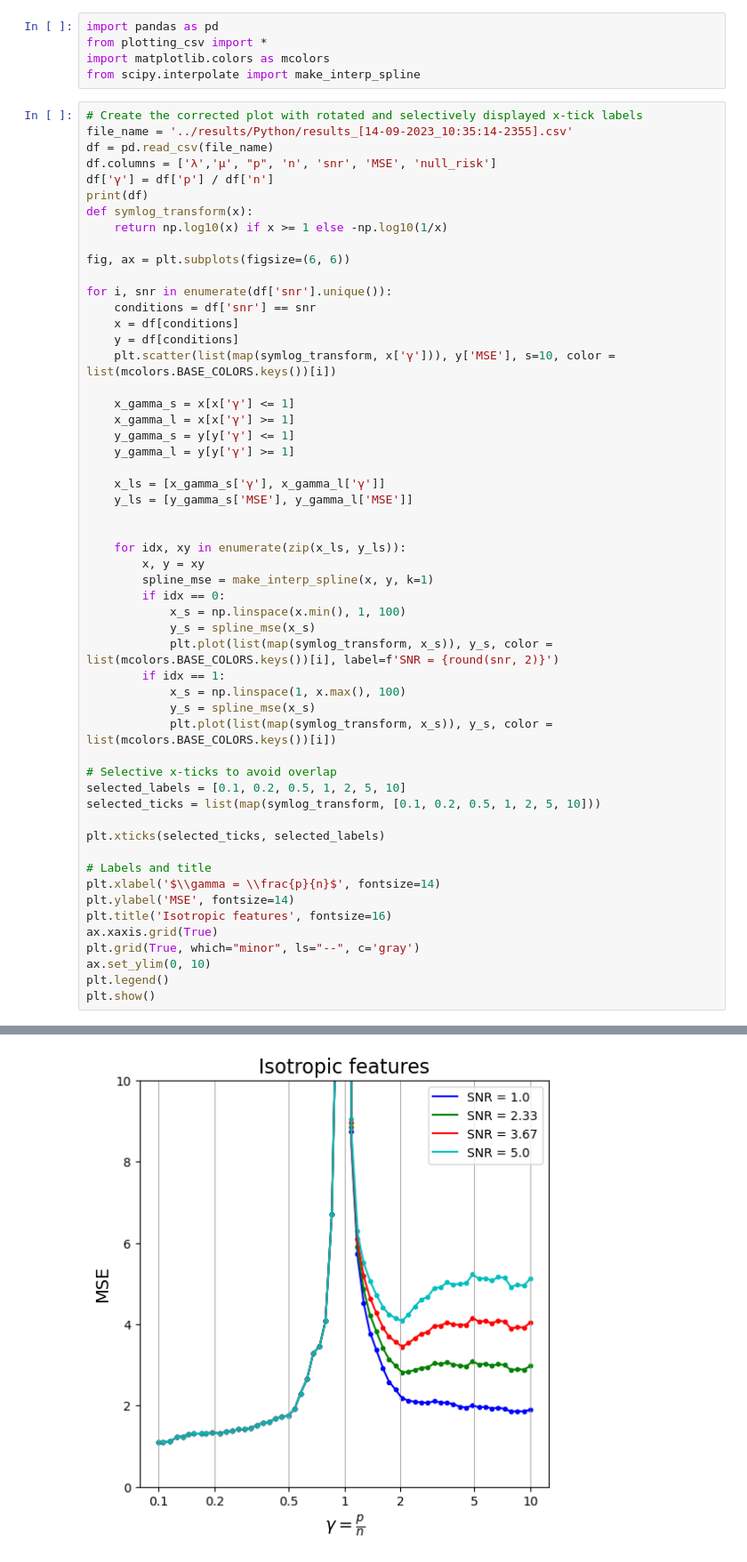
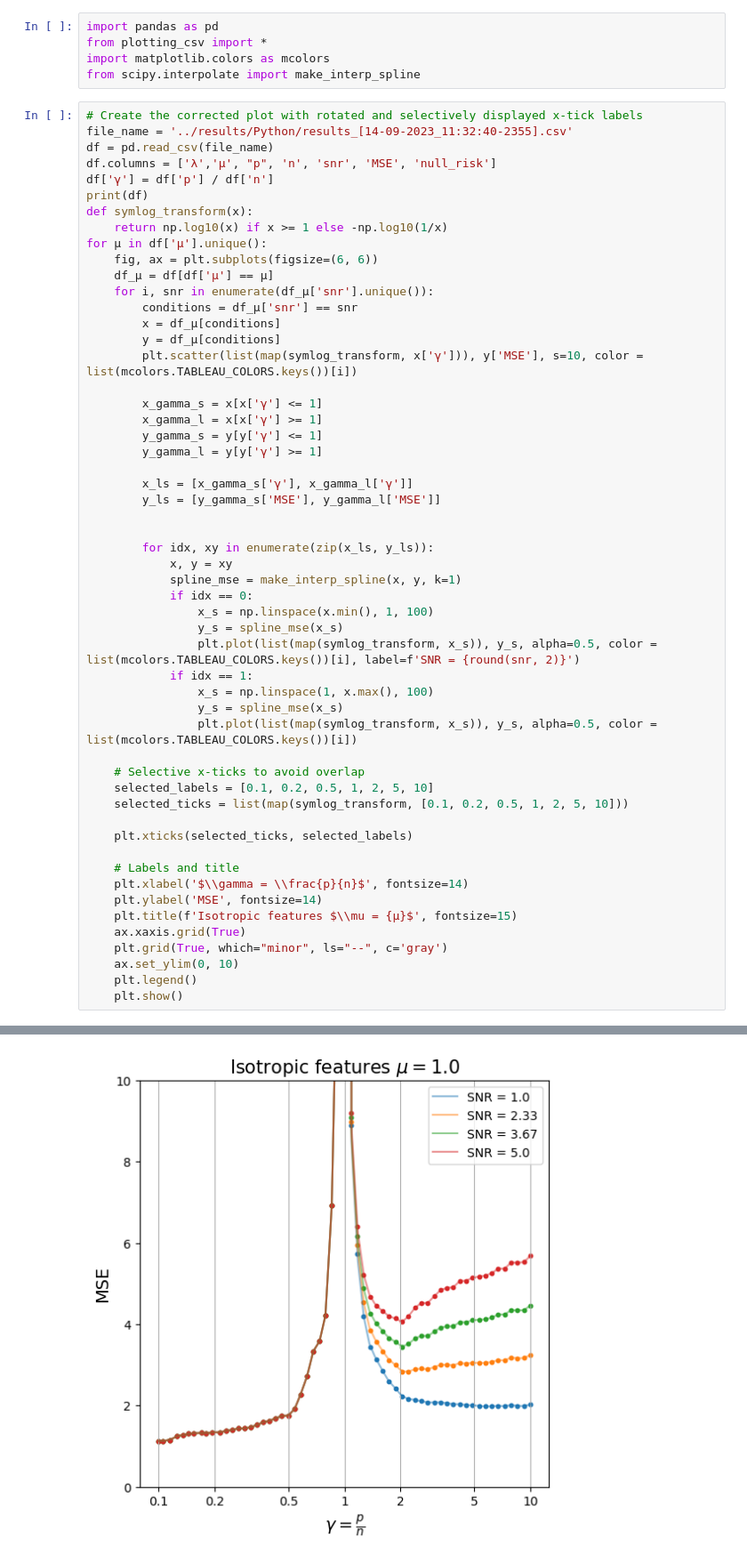
Before and after one commit to HumphreyYang/benign-overfitting, a Jupyter notebook: visualization/Figure1.ipynb, the cells around one changed output, grey strips where cells are left out. Shown at 89% size. Saved outputs shown, nothing was run; the diff lists cells and outputs as text.

```diff
--- a/visualization/Figure1.ipynb
+++ b/visualization/Figure1.ipynb
@@ -5,56 +5,56 @@ import matplotlib.colors as mcolors
 from scipy.interpolate import make_interp_spline
 # %%
 # Create the corrected plot with rotated and selectively displayed x-tick labels
-file_name = '../results/Python/results_[14-09-2023_10:35:14-2355].csv'
+file_name = '../results/Python/results_[14-09-2023_11:32:40-2355].csv'
 df = pd.read_csv(file_name)
 df.columns = ['λ','μ', "p", 'n', 'snr', 'MSE', 'null_risk']
 df['γ'] = df['p'] / df['n']
 print(df)
 def symlog_transform(x):
     return np.log10(x) if x >= 1 else -np.log10(1/x)
+for μ in df['μ'].unique():
+    fig, ax = plt.subplots(figsize=(6, 6))
+    df_μ = df[df['μ'] == μ]
+    for i, snr in enumerate(df_μ['snr'].unique()):
+        conditions = df_μ['snr'] == snr
+        x = df_μ[conditions]
+        y = df_μ[conditions]
+        plt.scatter(list(map(symlog_transform, x['γ'])), y['MSE'], s=10, color = list(mcolors.TABLEAU_COLORS.keys())[i])
 
-fig, ax = plt.subplots(figsize=(6, 6))
+        x_gamma_s = x[x['γ'] <= 1]
+        x_gamma_l = x[x['γ'] >= 1]
+        y_gamma_s = y[y['γ'] <= 1]
+        y_gamma_l = y[y['γ'] >= 1]
 
-for i, snr in enumerate(df['snr'].unique()):
-    conditions = df['snr'] == snr
-    x = df[conditions]
-    y = df[conditions]
-    plt.scatter(list(map(symlog_transform, x['γ'])), y['MSE'], s=10, color = list(mcolors.BASE_COLORS.keys())[i])
-
-    x_gamma_s = x[x['γ'] <= 1]
-    x_gamma_l = x[x['γ'] >= 1]
-    y_gamma_s = y[y['γ'] <= 1]
-    y_gamma_l = y[y['γ'] >= 1]
-
-    x_ls = [x_gamma_s['γ'], x_gamma_l['γ']]
-    y_ls = [y_gamma_s['MSE'], y_gamma_l['MSE']]
+        x_ls = [x_gamma_s['γ'], x_gamma_l['γ']]
+        y_ls = [y_gamma_s['MSE'], y_gamma_l['MSE']]
 
 
-    for idx, xy in enumerate(zip(x_ls, y_ls)):
-        x, y = xy
-        spline_mse = make_interp_spline(x, y, k=1)
-        if idx == 0:
-            x_s = np.linspace(x.min(), 1, 100)
-            y_s = spline_mse(x_s)
-            plt.plot(list(map(symlog_transform, x_s)), y_s, color = list(mcolors.BASE_COLORS.keys())[i], label=f'SNR = {round(snr, 2)}')
-        if idx == 1:
-            x_s = np.linspace(1, x.max(), 100)
-            y_s = spline_mse(x_s)
-            plt.plot(list(map(symlog_transform, x_s)), y_s, color = list(mcolors.BASE_COLORS.keys())[i])
+        for idx, xy in enumerate(zip(x_ls, y_ls)):
+            x, y = xy
+            spline_mse = make_interp_spline(x, y, k=1)
+            if idx == 0:
+                x_s = np.linspace(x.min(), 1, 100)
+                y_s = spline_mse(x_s)
+                plt.plot(list(map(symlog_transform, x_s)), y_s, alpha=0.5, color = list(mcolors.TABLEAU_COLORS.keys())[i], label=f'SNR = {round(snr, 2)}')
+            if idx == 1:
+                x_s = np.linspace(1, x.max(), 100)
+                y_s = spline_mse(x_s)
+                plt.plot(list(map(symlog_transform, x_s)), y_s, alpha=0.5, color = list(mcolors.TABLEAU_COLORS.keys())[i])
 
-# Selective x-ticks to avoid overlap
-selected_labels = [0.1, 0.2, 0.5, 1, 2, 5, 10]
-selected_ticks = list(map(symlog_transform, [0.1, 0.2, 0.5, 1, 2, 5, 10]))
+    # Selective x-ticks to avoid overlap
+    selected_labels = [0.1, 0.2, 0.5, 1, 2, 5, 10]
+    selected_ticks = list(map(symlog_transform, [0.1, 0.2, 0.5, 1, 2, 5, 10]))
 
-plt.xticks(selected_ticks, selected_labels)
+    plt.xticks(selected_ticks, selected_labels)
 
-# Labels and title
-plt.xlabel('$\\gamma = \\frac{p}{n}$', fontsize=14)
-plt.ylabel('MSE', fontsize=14)
-plt.title('Isotropic features', fontsize=16)
-ax.xaxis.grid(True)
-plt.grid(True, which="minor", ls="--", c='gray')
-ax.set_ylim(0, 10)
-plt.legend()
-plt.show()
+    # Labels and title
+    plt.xlabel('$\\gamma = \\frac{p}{n}$', fontsize=14)
+    plt.ylabel('MSE', fontsize=14)
+    plt.title(f'Isotropic features $\\mu = {μ}$', fontsize=15)
+    ax.xaxis.grid(True)
+    plt.grid(True, which="minor", ls="--", c='gray')
+    ax.set_ylim(0, 10)
+    plt.legend()
+    plt.show()
 # %% [output]
@@ -75 +75 @@ plt.show()
-[figure, old version]
+[figure, new version]
```
Also changed, not shown: parts of 1 cell of this notebook, 7 other files.
